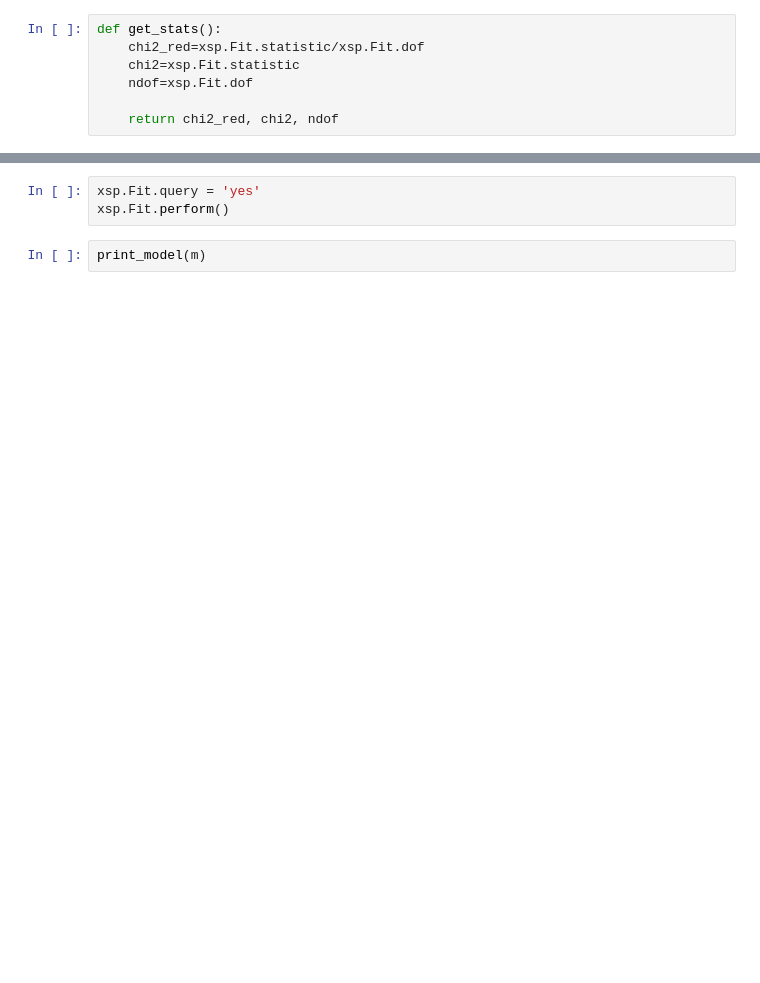
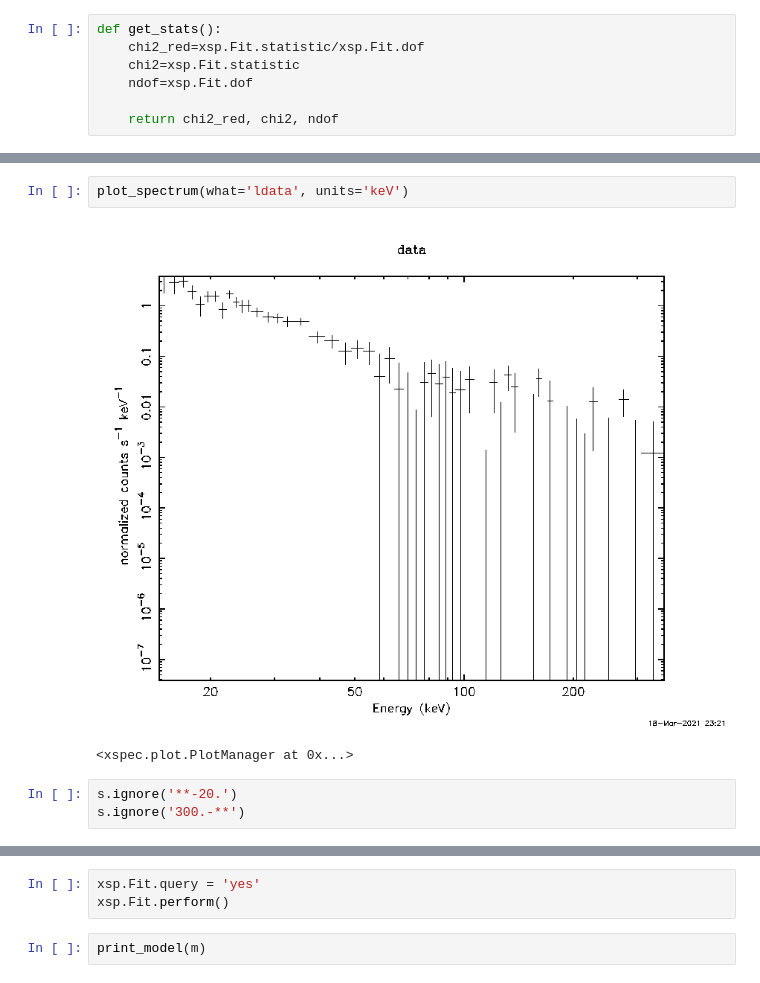
Before and after one commit to andreatramacere/xspec_students, a Jupyter notebook: examples/xspec_tutorial.ipynb, the cells around one changed output, grey strips where cells are left out. Drawn from its saved outputs; the diff is of its cells as text; blank space fills up the shorter version.

```diff
--- a/examples/xspec_tutorial.ipynb
+++ b/examples/xspec_tutorial.ipynb
@@ -98,0 +180,8 @@ m = xsp.Model(model_name)
+# %%
+plot_spectrum(what='ldata', units='keV')
+# %% [output]
+[figure, added]
+<xspec.plot.PlotManager at 0x...>
+# %%
+s.ignore('**-20.')
+s.ignore('300.-**')
```
Also changed, not shown: parts of 66 cells of this notebook.
